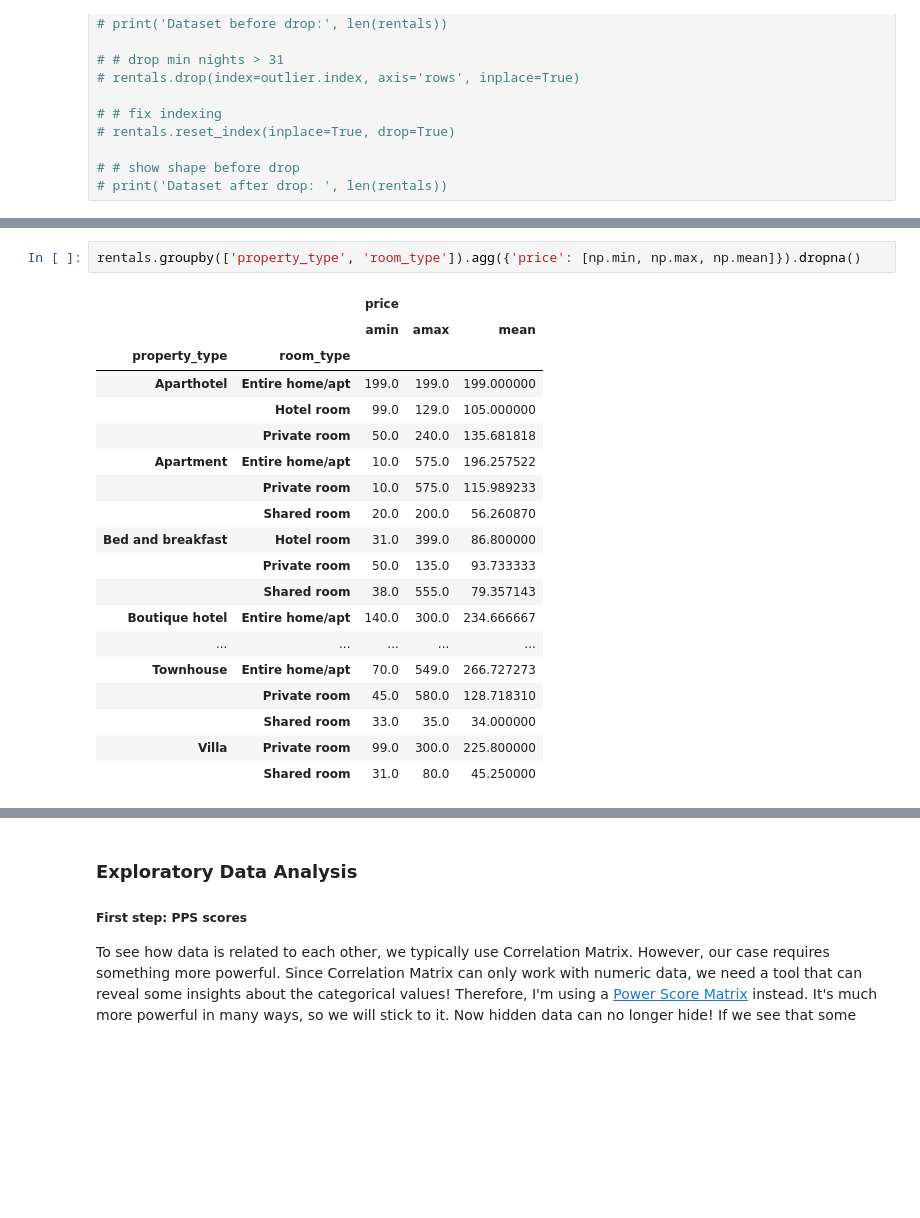
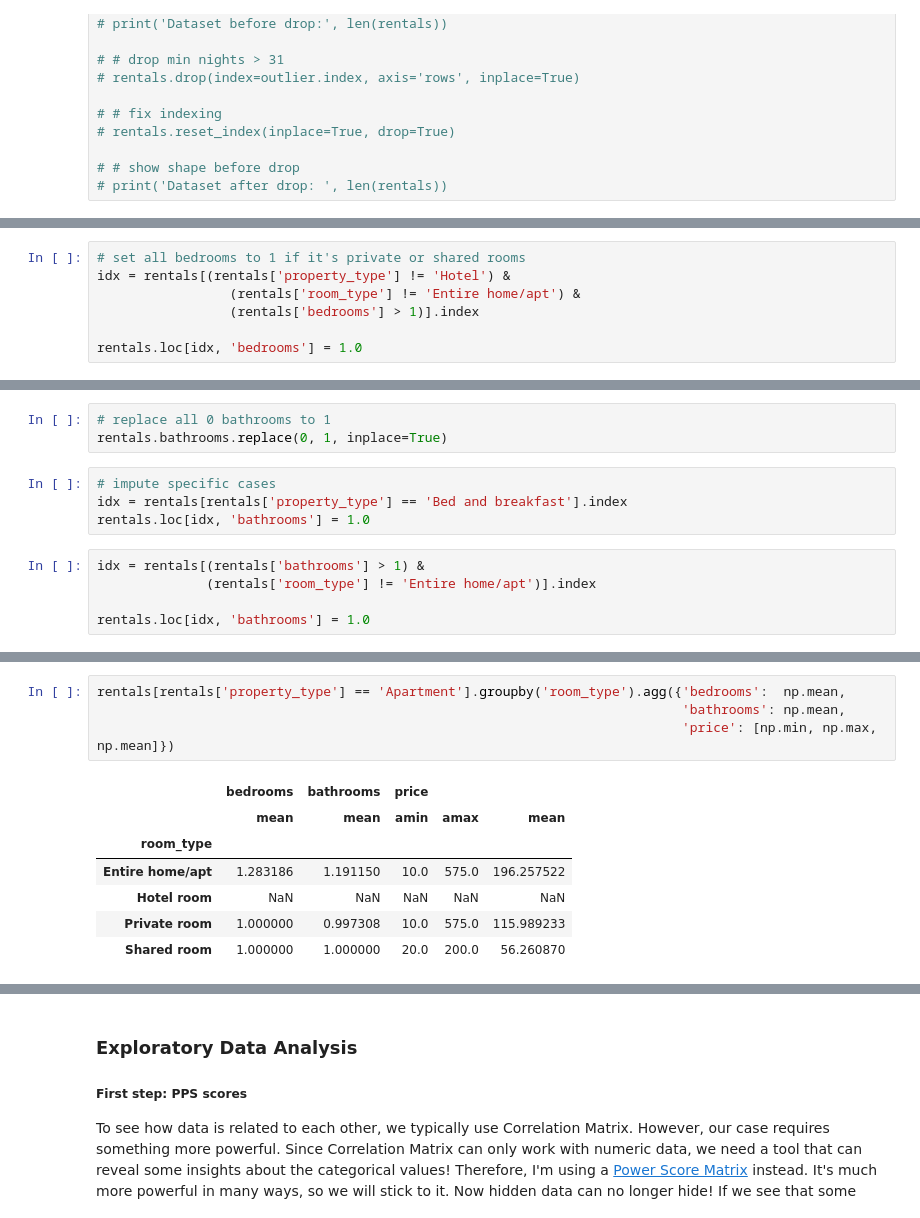
Before and after one commit to dissagaliyeva/property-rentals-analysis, a Jupyter notebook: analysis.ipynb, the cells around one changed output, grey strips where cells are left out. Drawn from its saved outputs; the diff is of its cells as text; blank space fills up the shorter version.

```diff
--- a/analysis.ipynb
+++ b/analysis.ipynb
@@ -398,0 +436,7 @@ To have a better understanding of the price distribution, we need to take both r
+# %%
+# set all bedrooms to 1 if it's private or shared rooms
+idx = rentals[(rentals['property_type'] != 'Hotel') &
+                 (rentals['room_type'] != 'Entire home/apt') &
+                 (rentals['bedrooms'] > 1)].index
+
+rentals.loc[idx, 'bedrooms'] = 1.0
@@ -398,0 +455,12 @@ To have a better understanding of the price distribution, we need to take both r
+# %%
+# replace all 0 bathrooms to 1
+rentals.bathrooms.replace(0, 1, inplace=True)
+# %%
+# impute specific cases
+idx = rentals[rentals['property_type'] == 'Bed and breakfast'].index
+rentals.loc[idx, 'bathrooms'] = 1.0
+# %%
+idx = rentals[(rentals['bathrooms'] > 1) &
+              (rentals['room_type'] != 'Entire home/apt')].index
+
+rentals.loc[idx, 'bathrooms'] = 1.0
@@ -399,22 +512,12 @@ To have a better understanding of the price distribution, we need to take both r
 # %%
-rentals.groupby(['property_type', 'room_type']).agg({'price': [np.min, np.max, np.mean]}).dropna()
+rentals[rentals['property_type'] == 'Apartment'].groupby('room_type').agg({'bedrooms':  np.mean,
+                                                                           'bathrooms': np.mean,
+                                                                           'price': [np.min, np.max, np.mean]})
 # %% [output]
-|  |  | price |  |  |
-|  |  | amin | amax | mean |
-| property_type | room_type |  |  |  |
-| Aparthotel | Entire home/apt | 199.0 | 199.0 | 199.000000 |
-|  | Hotel room | 99.0 | 129.0 | 105.000000 |
-|  | Private room | 50.0 | 240.0 | 135.681818 |
-| Apartment | Entire home/apt | 10.0 | 575.0 | 196.257522 |
-|  | Private room | 10.0 | 575.0 | 115.989233 |
-|  | Shared room | 20.0 | 200.0 | 56.260870 |
-| Bed and breakfast | Hotel room | 31.0 | 399.0 | 86.800000 |
-|  | Private room | 50.0 | 135.0 | 93.733333 |
-|  | Shared room | 38.0 | 555.0 | 79.357143 |
-| Boutique hotel | Entire home/apt | 140.0 | 300.0 | 234.666667 |
-| ... | ... | ... | ... | ... |
-| Townhouse | Entire home/apt | 70.0 | 549.0 | 266.727273 |
-|  | Private room | 45.0 | 580.0 | 128.718310 |
-|  | Shared room | 33.0 | 35.0 | 34.000000 |
-| Villa | Private room | 99.0 | 300.0 | 225.800000 |
-|  | Shared room | 31.0 | 80.0 | 45.250000 |
+|  | bedrooms | bathrooms | price |  |  |
+|  | mean | mean | amin | amax | mean |
+| room_type |  |  |  |  |  |
+| Entire home/apt | 1.283186 | 1.191150 | 10.0 | 575.0 | 196.257522 |
+| Hotel room | NaN | NaN | NaN | NaN | NaN |
+| Private room | 1.000000 | 0.997308 | 10.0 | 575.0 | 115.989233 |
+| Shared room | 1.000000 | 1.000000 | 20.0 | 200.0 | 56.260870 |
```
Also changed, not shown: parts of 65 cells of this notebook, 2 other files.
